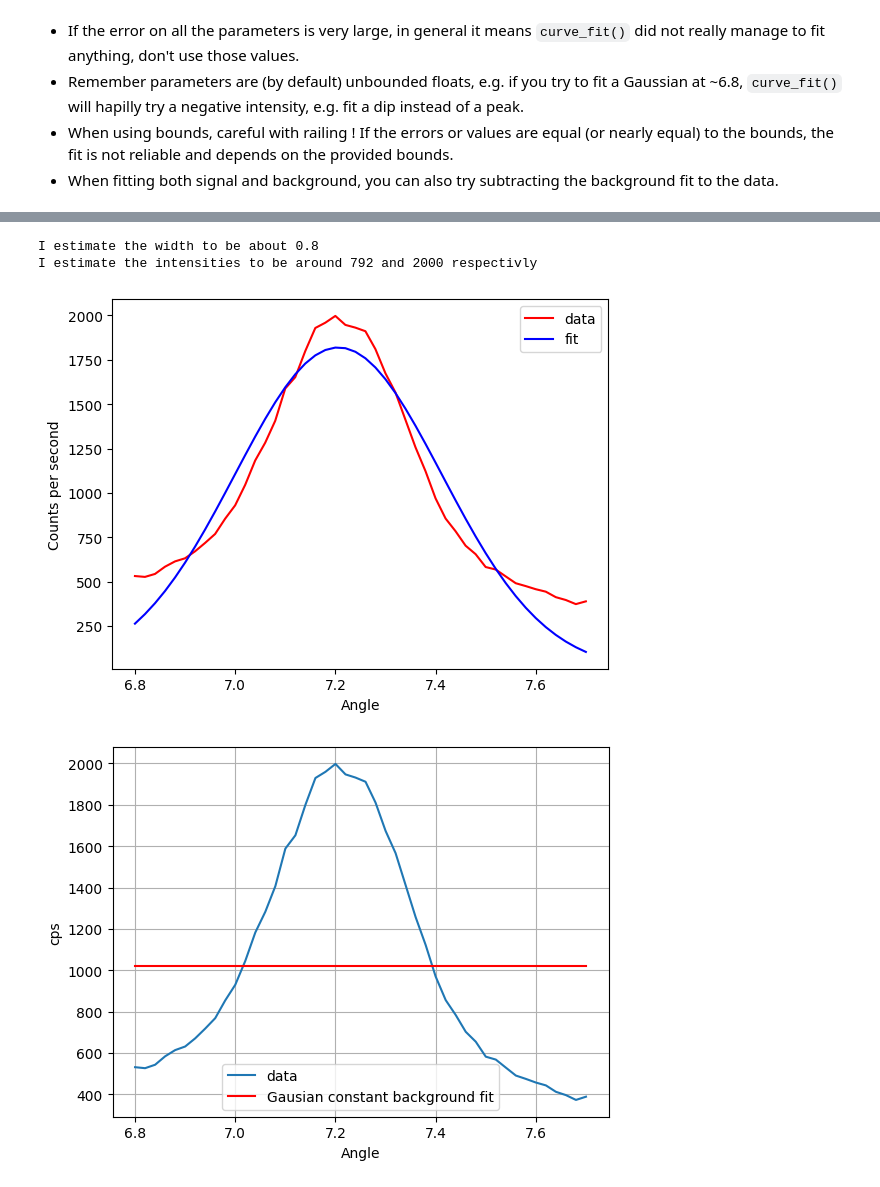
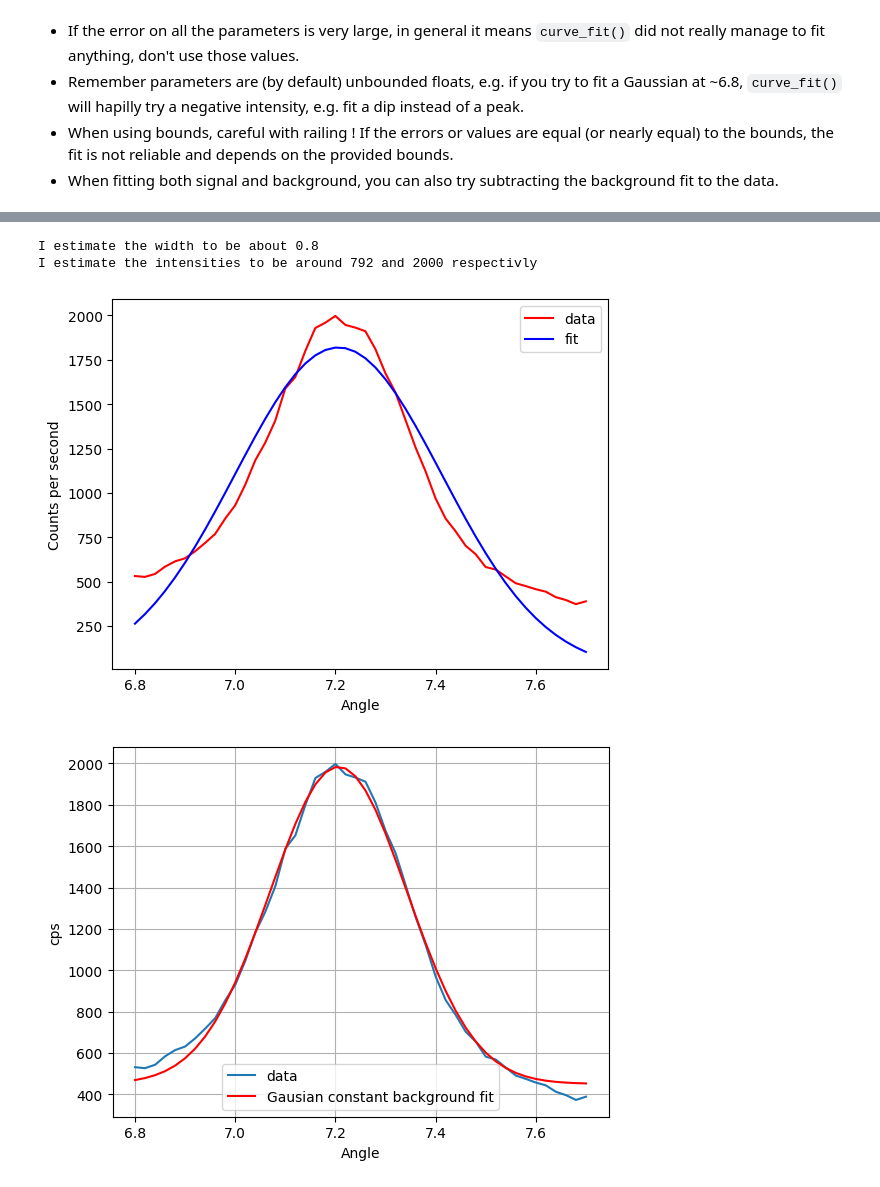
Before and after one commit to PX2145-2025/week-4-b-Bhavun-D, a Jupyter notebook: Curvefit.ipynb, the cells around one changed output, grey strips where cells are left out. Cells and saved outputs as stored; diff of their text form; code cells hidden in the pictures.

```diff
--- a/Curvefit.ipynb
+++ b/Curvefit.ipynb
@@ -357,33 +357,81 @@ plt.show()
 
 
 
 
 # part 4
 def gau_background(x, intensity, mu, sigma, bckg):
     return gau(x, intensity, mu, sigma) + bckg
 
 
 # get the fit
-popt_bckg, pcov_bckg = curve_fit(gau_background, angles_selected, counts_selected)
-
+popt_bckg, pcov_bckg = curve_fit(gau_background, angles_selected, counts_selected, p0=[max(counts_selected), np.mean(angles_selected), 0.1, min(counts_selected)])
 # get the errors from the parameters
 I_bckg, mu_bckg, sigma_bckg, bckg = popt_bckg
 I_bckg_err, mu_bckg_err, sigma_bckg_err, bckg_err = np.sqrt(np.diag(pcov_bckg))
 
 
 # Plot fit on top of data
 plt.plot(angles_selected, counts_selected, label="data")
 plt.plot(angles_selected, gau_background(angles_selected, *popt_bckg), "r-", label="Gausian constant background fit")
 plt.xlabel("Angle")
 plt.ylabel("cps")
 # this doesnt work: plt.title("Peak 2 with gaussian fit with constnant")
 plt.legend()
 plt.grid()
 plt.show()
+
+
+
+
+# part 5
+def linBackground(x, intensity, mu, sigma, bckg_slope, bckg_intercept):
+    return gau(x, intensity, mu, sigma) + (bckg_slope * x + bckg_intercept)
+
+# guess
+init_gues_bckg = [I_bckg, mu_bckg, sigma_bckg, 0, bckg]
+
+popt_linear, pcov_linear = curve_fit(linBackground, angles_selected, counts_selected, p0=init_gues_bckg)
+
+plt.plot(angles_selected, counts_selected, "ro", label="data")
+plt.plot(angles_selected, linBackground(angles_selected, *popt_linear), "b-", label="linear background fit")
+plt.xlabel("angle")
+plt.ylabel("counts per second")
+plt.legend()
+plt.grid()
+plt.show()
+
+
+
+
+# get the values from the part 5
+I_linear, mu_linear, sigma_linear, slope_linear, intercept_linear = popt_linear
+
+# part 6
+def two_gaussians_linear_background(x, intensity1, mu1, sigma1, intensity2, mu2, sigma2, a, b):
+    return gau(x, intensity1, mu1, sigma1) + gau(x, intensity2, mu2, sigma2) + (a * x + b)
+
+# select data that includes both peaks
+angles_two_peaks = angles_full_data[(angles_full_data >= 6.2) & (angles_full_data <= 7.7)]
+counts_two_peaks = counts_full_data[(angles_full_data >= 6.2) & (angles_full_data <= 7.7)]
+
+# initial guesses using parameters from the previous fit
+init_guess_two_peaks = [I_linear, mu_linear, sigma_linear, I_linear/2, 6.5, 0.1, slope_linear, intercept_linear]
+
+# perform the fit
+popt_two_peaks, pcov_two_peaks = curve_fit(two_gaussians_linear_background, angles_two_peaks, counts_two_peaks, p0=init_guess_two_peaks)
+
+# plot
+plt.plot(angles_two_peaks, counts_two_peaks, "r-", label="data")
+plt.plot(angles_two_peaks, two_gaussians_linear_background(angles_two_peaks, *popt_two_peaks), "b-", label="two gaussian + linear background")
+plt.xlabel("angle")
+plt.ylabel("counts per second")
+plt.legend()
+plt.grid()
+plt.show()
 # %% [output]
 [figure]
 [figure]
 I estimate the width to be about 0.8
 I estimate the intensities to be around 792 and 2000 respectivly
 [figure]
-[figure, old version]
+[figure, new version]
```
Also changed, not shown: parts of 1 cell of this notebook.
